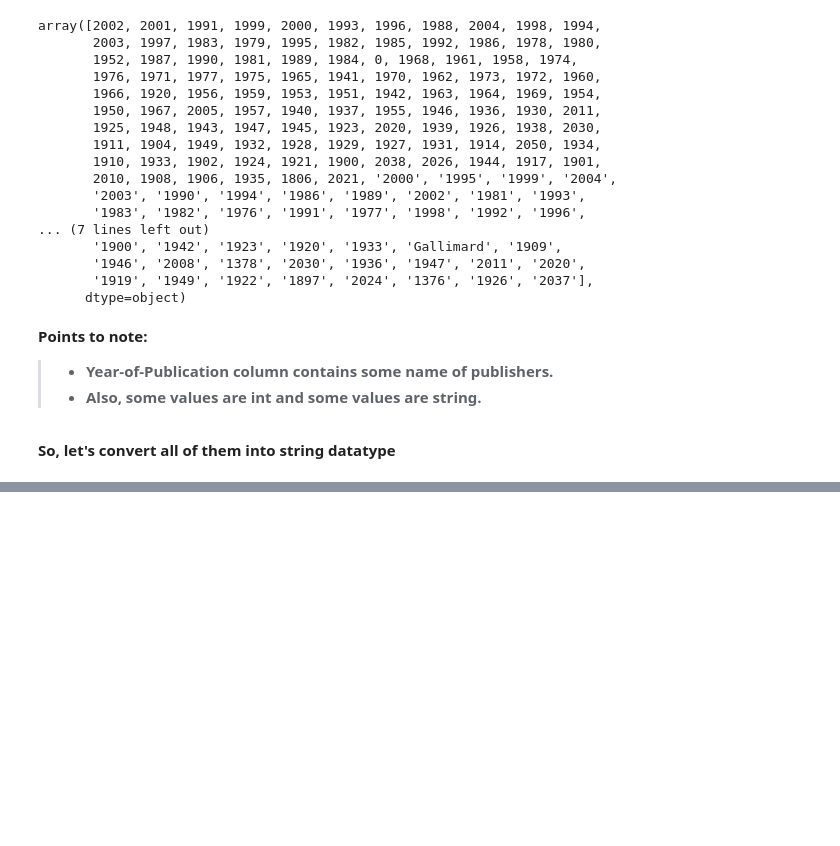
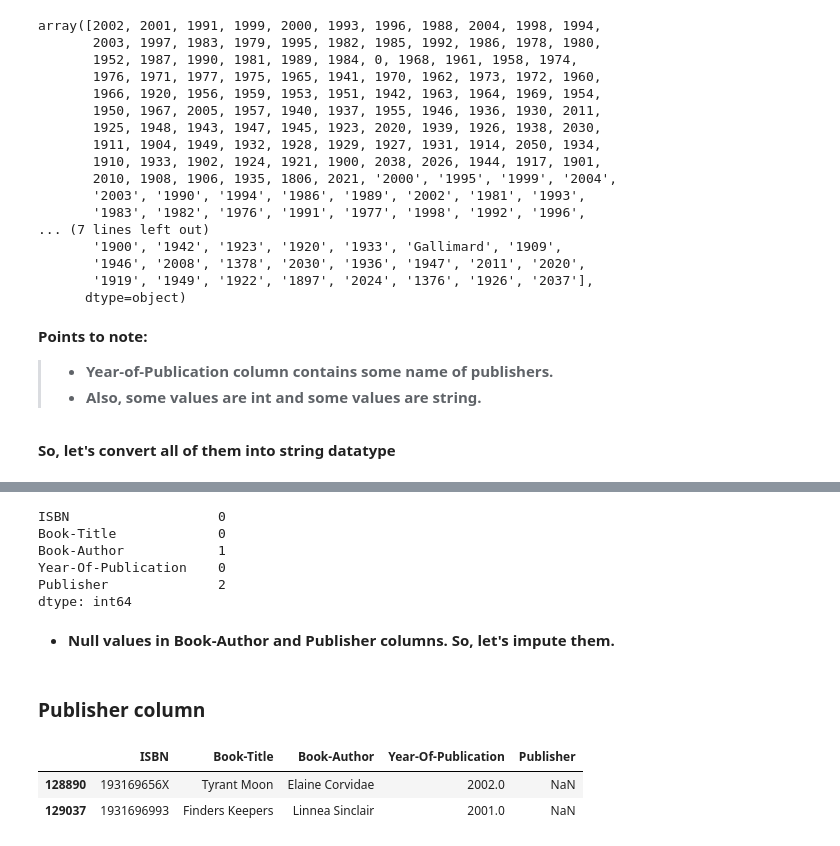
Before and after one commit to PuroshotamSingh/Book-Recommendation-System, a Jupyter notebook: Book_Recommendation_System_Puroshotam_Kumar_Singh_Capstone_Project_4.ipynb, the cells around one changed output, grey strips where cells are left out. Drawn from its saved outputs; the diff is of its cells as text; code cells hidden in the pictures; blank space fills up the shorter version.

```diff
--- a/Book_Recommendation_System_Puroshotam_Kumar_Singh_Capstone_Project_4.ipynb
+++ b/Book_Recommendation_System_Puroshotam_Kumar_Singh_Capstone_Project_4.ipynb
@@ -460,0 +492,7 @@ books.loc[books['Year-Of-Publication'] == 'DK Publishing Inc',:]
+# %%
+# Making required corrections as above, keeping other fields intact
+
+books.loc[books.ISBN == '2070426769','Year-Of-Publication'] = 2003
+books.loc[books.ISBN == '2070426769','Book-Author'] = "Jean-Marie Gustave Le ClÃ?Â©zio"
+books.loc[books.ISBN == '2070426769','Publisher'] = "Gallimard"
+books.loc[books.ISBN == '2070426769','Book-Title'] = "Peuple du ciel, suivi de 'Les Bergers"
@@ -460,0 +510,6 @@ books.loc[books['Year-Of-Publication'] == 'DK Publishing Inc',:]
+# %%
+# Converting each values from string to integers
+
+books['Year-Of-Publication']=pd.to_numeric(books['Year-Of-Publication'], errors='coerce')
+
+print(sorted(books['Year-Of-Publication'].unique()))
@@ -460,0 +525,31 @@ books.loc[books['Year-Of-Publication'] == 'DK Publishing Inc',:]
+# %%
+# Setting invalid years as NaN
+
+books.loc[(books['Year-Of-Publication'] > 2006) | (books['Year-Of-Publication'] == 0),'Year-Of-Publication'] = np.NAN
+# %%
+# Replacing NaNs with mean value of Year-Of-Publication
+
+books['Year-Of-Publication'].fillna(round(books['Year-Of-Publication'].mean()), inplace=True)
+# %%
+# Let's check the no. of null values in Books data
+
+books.isnull().sum()
+# %% [output]
+ISBN                   0
+Book-Title             0
+Book-Author            1
+Year-Of-Publication    0
+Publisher              2
+dtype: int64
+# %% [markdown]
+* **Null values in Book-Author and Publisher columns. So, let's impute them.**
+# %% [markdown]
+### **Publisher column**
+# %%
+# Exploring 'publisher' column
+
+books.loc[books.Publisher.isnull(),:]
+# %% [output]
+|  | ISBN | Book-Title | Book-Author | Year-Of-Publication | Publisher |
+| 128890 | 193169656X | Tyrant Moon | Elaine Corvidae | 2002.0 | NaN |
+| 129037 | 1931696993 | Finders Keepers | Linnea Sinclair | 2001.0 | NaN |
```
Also changed, not shown: parts of 21 cells of this notebook.
